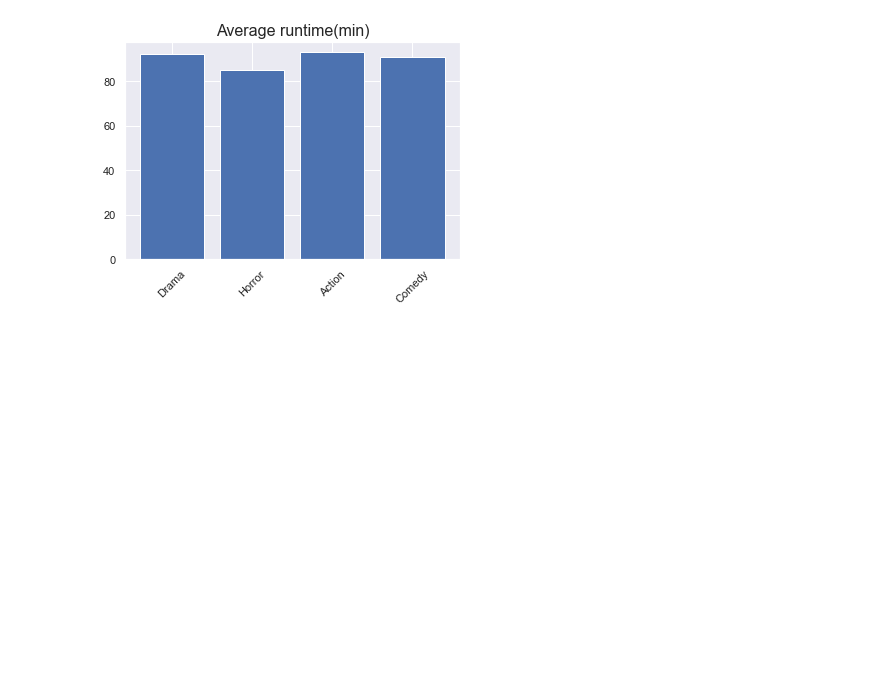
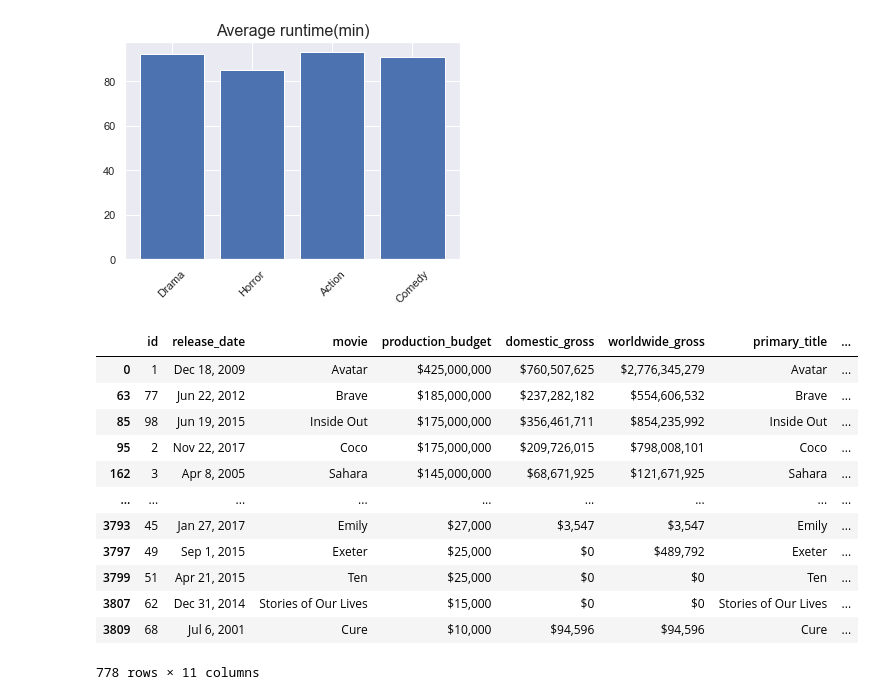
Before and after one commit to kjkahalley/optimal-film-analysis, a Jupyter notebook: first-notebook.ipynb, the cells around one changed output. Drawn from its saved outputs; the diff is of its cells as text; code cells hidden in the pictures; blank space fills up the shorter version.

Commit message:
new table with movie, production_budget, worldwide_gross, genres(Horror, Drama, Comedy, Action)

```diff
--- a/first-notebook.ipynb
+++ b/first-notebook.ipynb
@@ -177,0 +181,26 @@ plt.savefig('Avg runtime bar graph')
+# %%
+new_df4 = pd.read_sql('''SELECT *
+FROM tn_movie_budgets
+    INNER JOIN imdb_title_basics ON movie = primary_title;''',conn)
+# %%
+no_idx_4 = new_df4.drop("idx", axis=1)
+# %%
+no_tconst = no_idx_4.drop("tconst", axis=1)
+# %%
+values=['Drama','Horror', 'Action', 'Comedy']
+df_genres = no_tconst[no_tconst.genres.isin(values)]
+df_genres
+# %% [output]
+|  | id | release_date | movie | production_budget | domestic_gross | worldwide_gross | primary_title | ... |
+| 0 | 1 | Dec 18, 2009 | Avatar | $425,000,000 | $760,507,625 | $2,776,345,279 | Avatar | ... |
+| 63 | 77 | Jun 22, 2012 | Brave | $185,000,000 | $237,282,182 | $554,606,532 | Brave | ... |
+| 85 | 98 | Jun 19, 2015 | Inside Out | $175,000,000 | $356,461,711 | $854,235,992 | Inside Out | ... |
+| 95 | 2 | Nov 22, 2017 | Coco | $175,000,000 | $209,726,015 | $798,008,101 | Coco | ... |
+| 162 | 3 | Apr 8, 2005 | Sahara | $145,000,000 | $68,671,925 | $121,671,925 | Sahara | ... |
+| ... | ... | ... | ... | ... | ... | ... | ... | ... |
+| 3793 | 45 | Jan 27, 2017 | Emily | $27,000 | $3,547 | $3,547 | Emily | ... |
+| 3797 | 49 | Sep 1, 2015 | Exeter | $25,000 | $0 | $489,792 | Exeter | ... |
+| 3799 | 51 | Apr 21, 2015 | Ten | $25,000 | $0 | $0 | Ten | ... |
+| 3807 | 62 | Dec 31, 2014 | Stories of Our Lives | $15,000 | $0 | $0 | Stories of Our Lives | ... |
+| 3809 | 68 | Jul 6, 2001 | Cure | $10,000 | $94,596 | $94,596 | Cure | ... |
+778 rows × 11 columns
```
Also changed, not shown: parts of 3 cells of this notebook.
